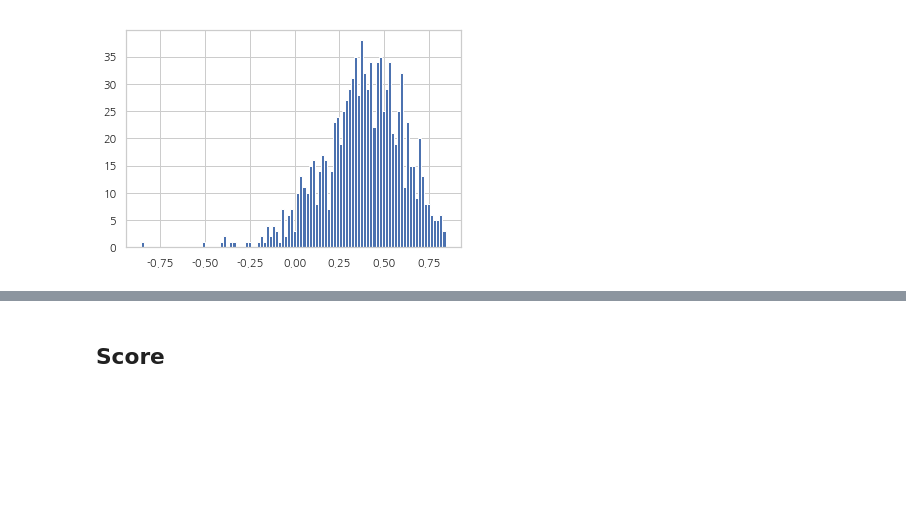
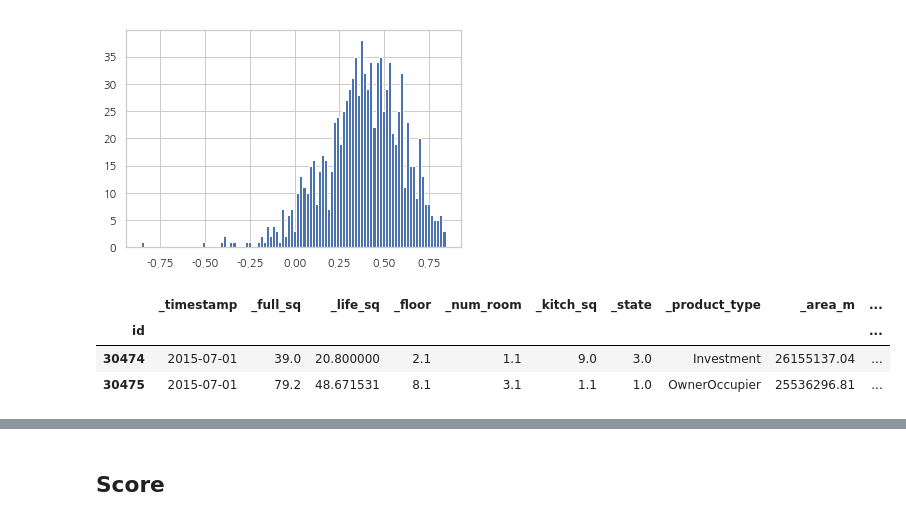
Before and after one commit to hojisu/sberbank-russian-housing-market, a Jupyter notebook: 03-Modeling-StatsModels/03-Modeling-StatsModels.ipynb, the cells around one changed output, grey strips where cells are left out. Drawn from its saved outputs; the diff is of its cells as text; code cells hidden in the pictures; blank space fills up the shorter version.

```diff
--- a/03-Modeling-StatsModels/03-Modeling-StatsModels.ipynb
+++ b/03-Modeling-StatsModels/03-Modeling-StatsModels.ipynb
@@ -427,3 +427,10 @@ plt.hist(r2s, bins=100)
          0.84043651]),
  <a list of 100 Patch objects>)
 [figure]
+# %%
+df_test_macro.head(2)
+# %% [output]
+|  | _timestamp | _full_sq | _life_sq | _floor | _num_room | _kitch_sq | _state | _product_type | _area_m | ... |
+| id |  |  |  |  |  |  |  |  |  | ... |
+| 30474 | 2015-07-01 | 39.0 | 20.800000 | 2.1 | 1.1 | 9.0 | 3.0 | Investment | 26155137.04 | ... |
+| 30475 | 2015-07-01 | 79.2 | 48.671531 | 8.1 | 3.1 | 1.1 | 1.0 | OwnerOccupier | 25536296.81 | ... |
```
Also changed, not shown: parts of 1 cell of this notebook, 2 other files.
